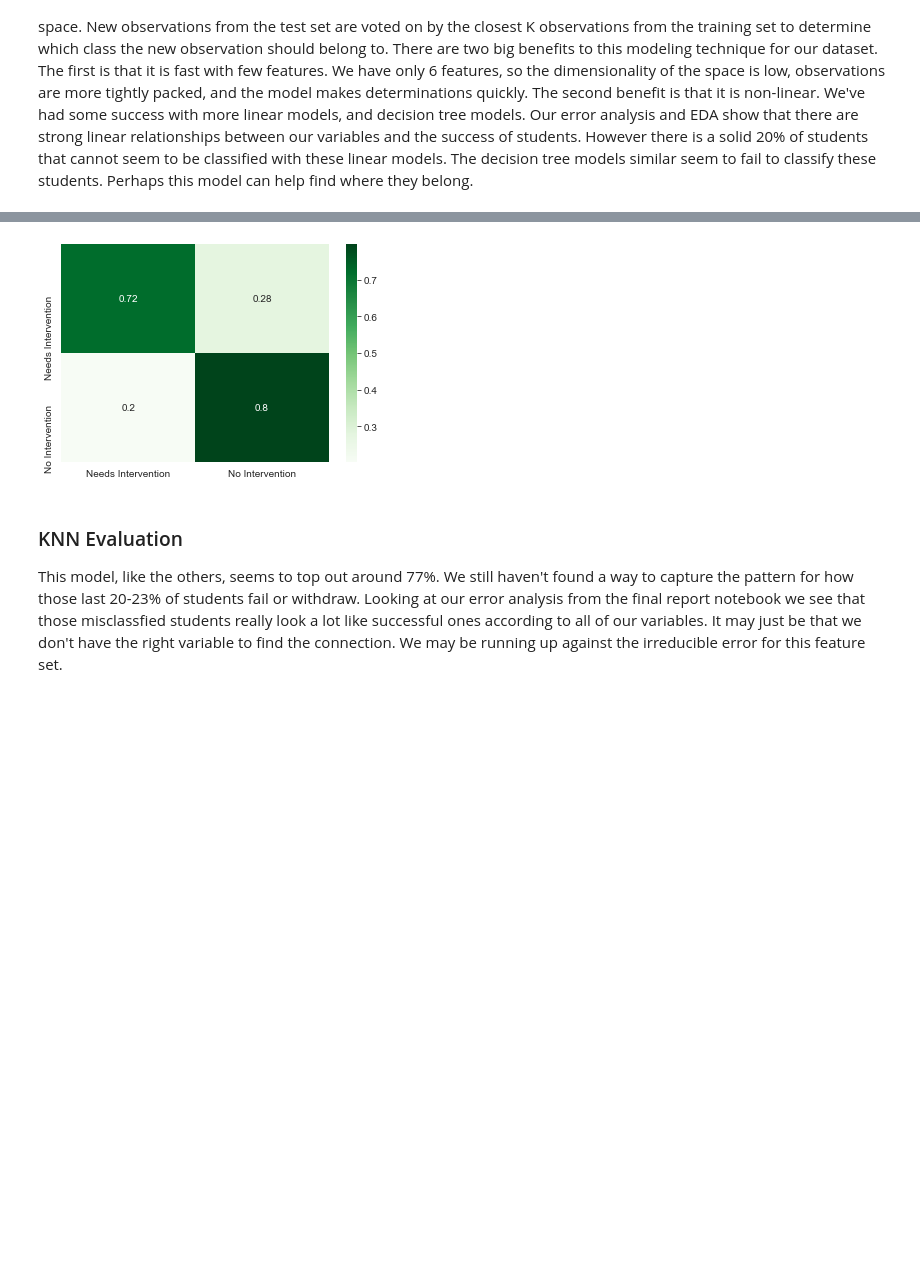
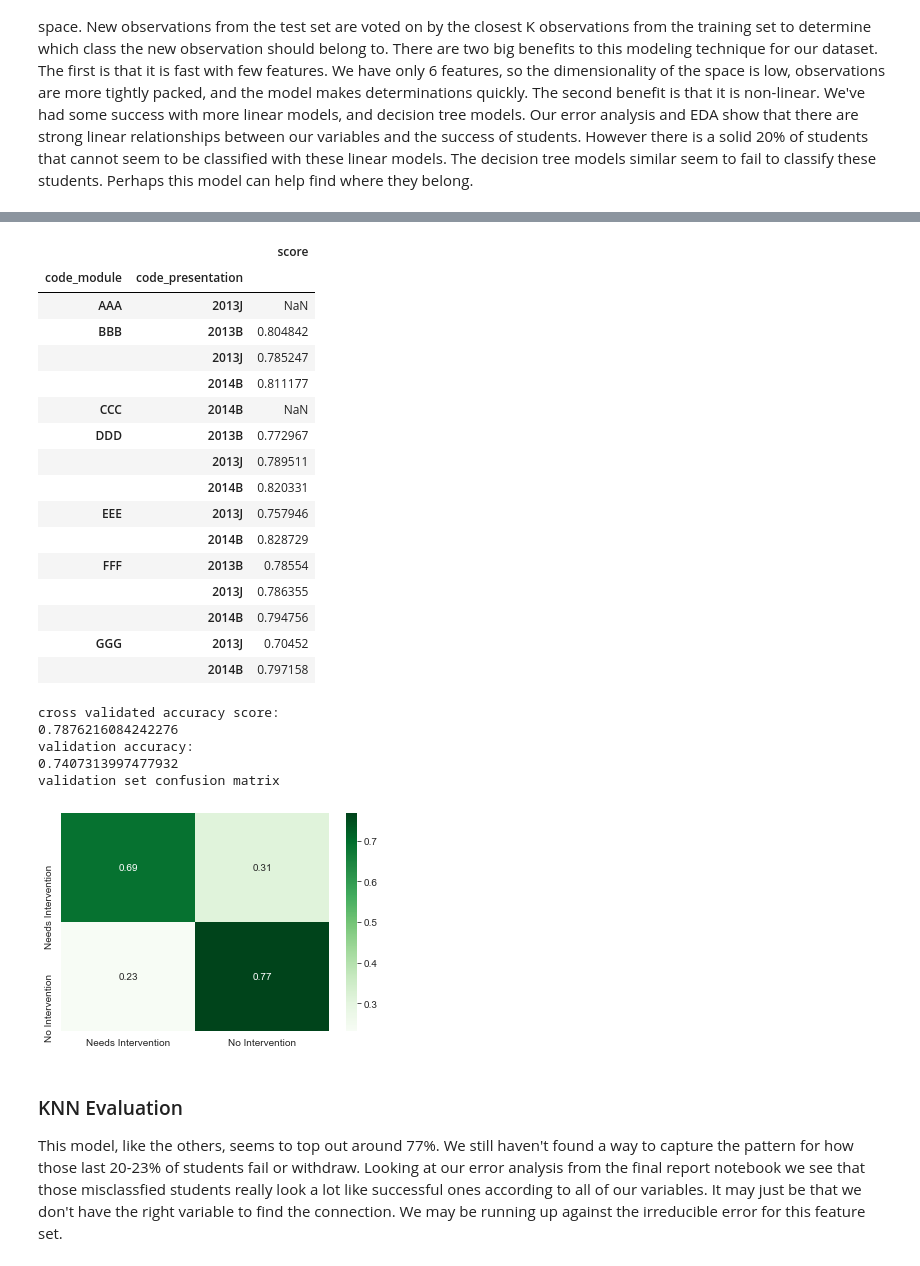
Before and after one commit to Caellwyn/ou_student_predictions, a Jupyter notebook: notebooks/shallow_modeling.ipynb, the cells around one changed output, grey strips where cells are left out. Saved outputs shown, nothing was run; the diff lists cells and outputs as text; code cells hidden in the pictures; blank space fills up the shorter version.

```diff
--- a/notebooks/shallow_modeling.ipynb
+++ b/notebooks/shallow_modeling.ipynb
@@ -141,0 +51,17 @@ The FSM achieves 73.6% accuracy with a good balance between course predictions.
+# %%
+df = df_full.copy()
+df = df.drop(columns = ['id_student','region','highest_education', \
+                   'imd_band','gender','age_band','disability','studied_credits',
+                   'module_presentation_length','date_registration'])
+df['final_result'] = np.array(['No Intervention' if w in ['Pass','Distinction'] \
+              else 'Needs Intervention' for w in df['final_result']])
+test_df = df[df['code_presentation'] == '2014J']
+train_df = df[df['code_presentation'] != '2014J']
+
+X_train = train_df.drop(columns = ['final_result','code_presentation'])
+y_train = train_df['final_result']
+X_test = test_df.drop(columns = ['final_result','code_presentation'])
+y_test = test_df['final_result']
+
+X_train_transformed, y_train_transformed, X_test_transformed \
+                                = process_courses(X_train, y_train, X_test)
@@ -327,11 +372,0 @@ Our XGboost model performed the best here, so lets give it the whole training se
-# %%
-final_model = pickle.load(open('../models/XGBmodel4.pkl','rb'))
-
-final_model.fit(X_train_transformed, y_train_transformed)
-y_pred = final_model.predict(X_test_transformed)
-print('Final Model')
-print(final_model)
-print('Final Model Classification Report')
-print(classification_report(y_test, y_pred))
-print('Final Model Confusion Matrix')
-plot_confusion(y_test, y_pred, save_path='../figures/final_modelconfmatrix.png')
@@ -362,16 +374,15 @@ Our final model, the XGBoost, does pretty well on the test set.  We could have h
 ## K-Nearest Neighbors
 This model positions each observation (student registration in this case) from the training set in n_feature dimensional space.  New observations from the test set are voted on by the closest K observations from the training set to determine which class the new observation should belong to. There are two big benefits to this modeling technique for our dataset.  The first is that it is fast with few features.  We have only 6 features, so the dimensionality of the space is low, observations are more tightly packed, and the model makes determinations quickly.  The second benefit is that it is non-linear.  We've had some success with more linear models, and decision tree models.  Our error analysis and EDA show that there are strong linear relationships between our variables and the success of students.  However there is a solid 20% of students that cannot seem to be classified with these linear models.  The decision tree models similar seem to fail to classify these students.  Perhaps this model can help find where they belong.
 # %%
-KNNparams = {'n_neighbors':[30, 50, 100, 150],
-            'weights':['distance'],
-             'p':[6, 7, 8, 9],
-             'n_jobs':[-1],}
+KNNparams = {'n_neighbors':[30, 50, 100, 150, 200, 300],
+            'weights':['distance', 'uniform'],
+             'p':[1,2,5,10,15,20]}
 
-KNNgrid = Course_GridSearchCV(KNeighborsClassifier(), KNNparams, cv=cv,
-                                scoring='accuracy', verbose = True)
+KNNgrid = GridSearchPresentationCV(KNeighborsClassifier(n_jobs = -1), KNNparams,
+                                scoring='accuracy', verbose = 1)
 
-KNNgrid.fit(X_t, y_t)
-KNNmodel = score_grid(KNNgrid, X_val_transformed, y_val)
-pickle.dump(KNNmodel, open('../models/KNNmodel1.pkl','wb'))
+KNNgrid.fit(train_df)
+KNNmodel = score_grid(KNNgrid, X_test_transformed, y_test)
+pickle.dump(KNNmodel, open('../models/KNNmodel2.pkl','wb'))
 # %% [output]
 trying:
@@ -394,4 +405,26 @@ validation set confusion matrix
+|  |  | score |
+| code_module | code_presentation |  |
+| AAA | 2013J | NaN |
+| BBB | 2013B | 0.804842 |
+|  | 2013J | 0.785247 |
+|  | 2014B | 0.811177 |
+| CCC | 2014B | NaN |
+| DDD | 2013B | 0.772967 |
+|  | 2013J | 0.789511 |
+|  | 2014B | 0.820331 |
+| EEE | 2013J | 0.757946 |
+|  | 2014B | 0.828729 |
+| FFF | 2013B | 0.78554 |
+|  | 2013J | 0.786355 |
+|  | 2014B | 0.794756 |
+| GGG | 2013J | 0.70452 |
+|  | 2014B | 0.797158 |
+cross validated accuracy score:
+0.7876216084242276
+validation accuracy:
+0.7407313997477932
+validation set confusion matrix
-[figure, old version]
+[figure, new version]
 # %% [markdown]
 ### KNN Evaluation
 This model, like the others, seems to top out around 77%.  We still haven't found a way to capture the pattern for how those last 20-23% of students fail or withdraw.  Looking at our error analysis from the final report notebook we see that those misclassfied students really look a lot like successful ones according to all of our variables.  It may just be that we don't have the right variable to find the connection.  We may be running up against the irreducible error for this feature set.
```
Also changed, not shown: parts of 32 cells of this notebook, 26 other files.
